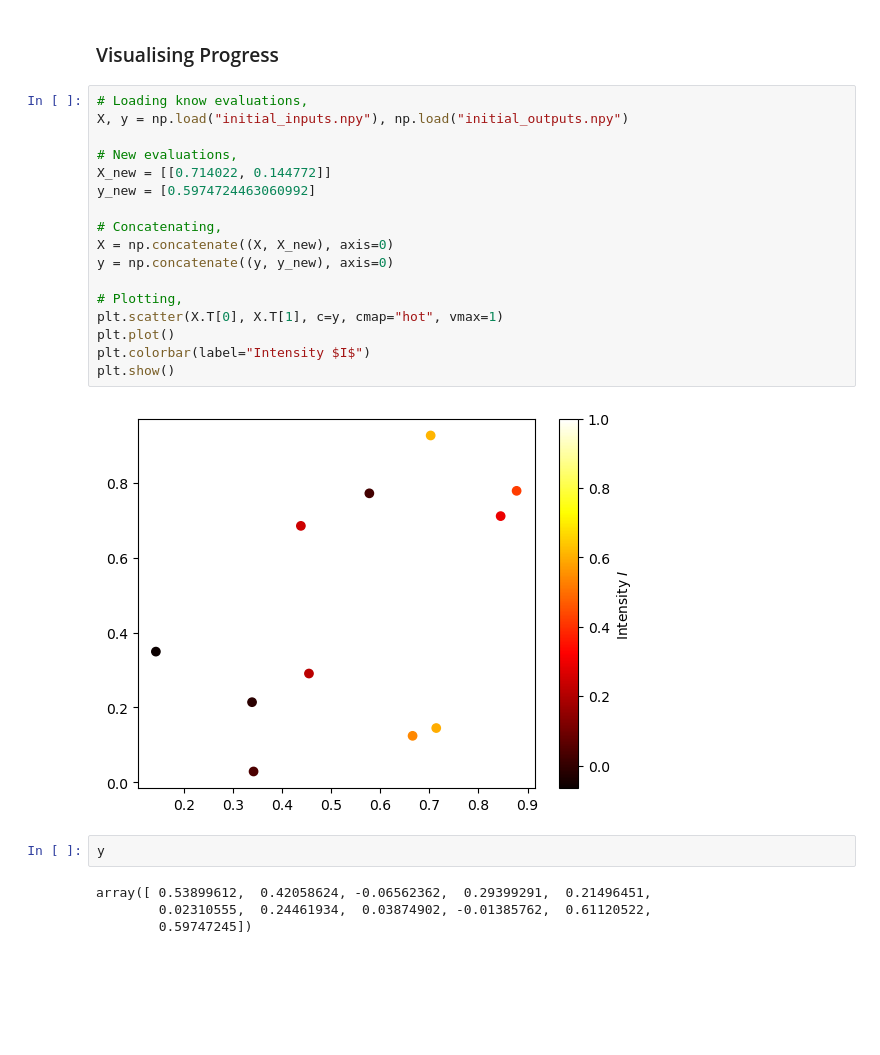
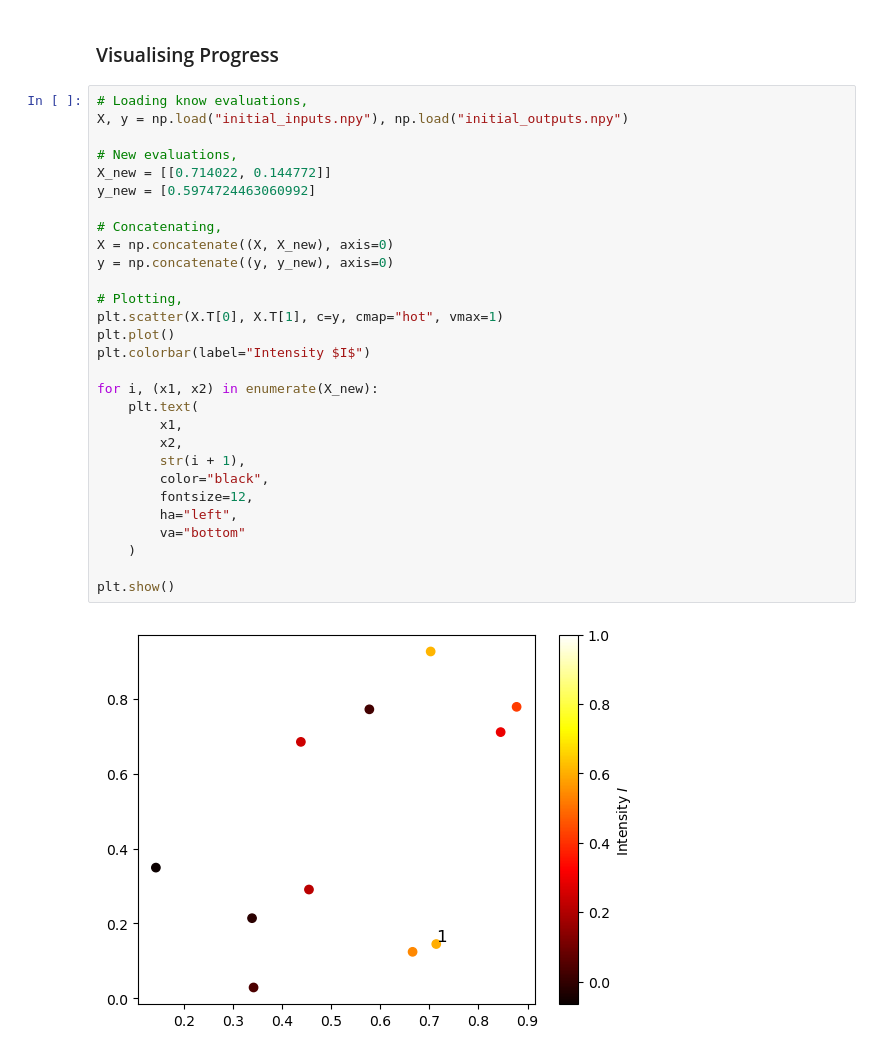
Before and after one commit to prithvi-ramrucha/Capstone-Project, a Jupyter notebook: Function 2/Function 2.ipynb, the cells around one changed output. Drawn from its saved outputs; the diff is of its cells as text; blank space fills up the shorter version.

Commit message:
updates after the most recent black-box evals.

```diff
--- a/Function 2/Function 2.ipynb
+++ b/Function 2/Function 2.ipynb
@@ -153,25 +153,31 @@ Point Query 2: [0.7427519875760962, 0.883974791661517]
 # %%
 # Loading know evaluations,
 X, y = np.load("initial_inputs.npy"), np.load("initial_outputs.npy")
 
 # New evaluations,
 X_new = [[0.714022, 0.144772]]
 y_new = [0.5974724463060992]
 
 # Concatenating,
 X = np.concatenate((X, X_new), axis=0)
 y = np.concatenate((y, y_new), axis=0)
 
 # Plotting,
 plt.scatter(X.T[0], X.T[1], c=y, cmap="hot", vmax=1)
 plt.plot()
 plt.colorbar(label="Intensity $I$")
+
+for i, (x1, x2) in enumerate(X_new):
+    plt.text(
+        x1,
+        x2,
+        str(i + 1),
+        color="black",
+        fontsize=12,
+        ha="left",
+        va="bottom"
+    )
+
 plt.show()
 # %% [output]
-[figure, old version]
+[figure, new version]
-# %%
-y
-# %% [output]
-array([ 0.53899612,  0.42058624, -0.06562362,  0.29399291,  0.21496451,
-        0.02310555,  0.24461934,  0.03874902, -0.01385762,  0.61120522,
-        0.59747245])
```
Also changed, not shown: parts of 2 cells of this notebook, 10 other files.
